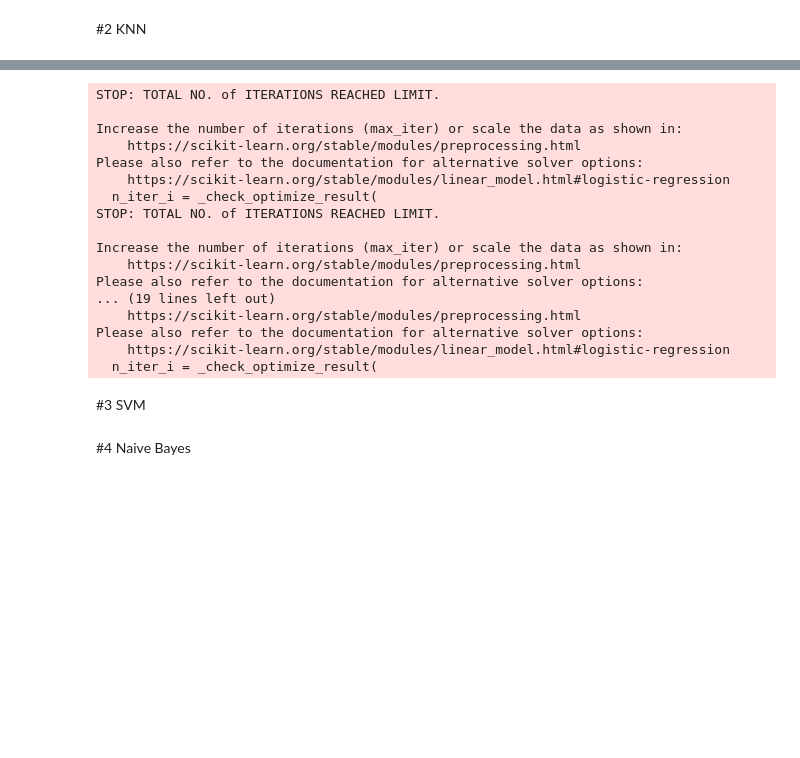
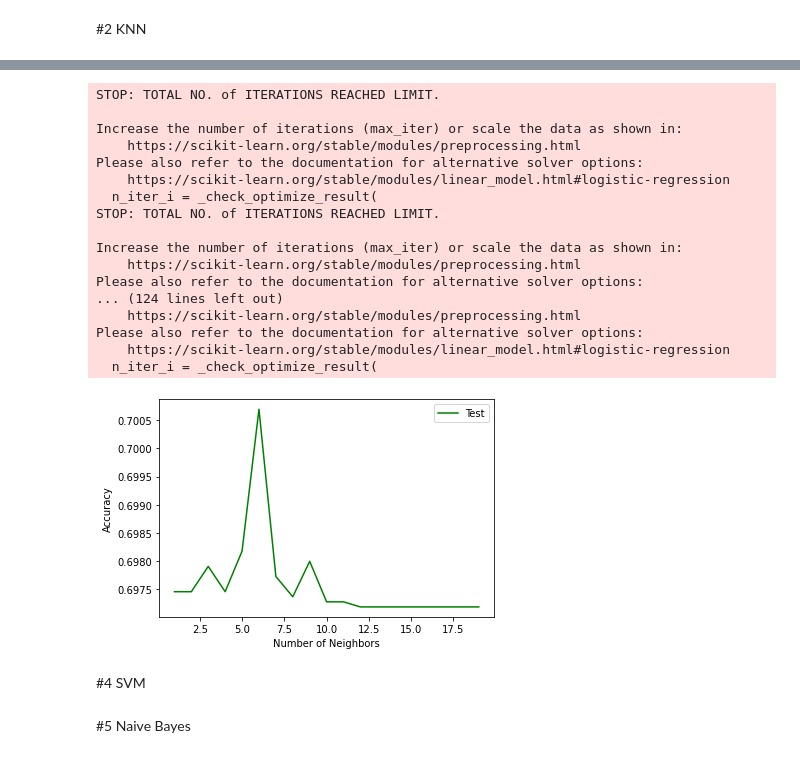
Before and after one commit to ruhollahmozafari/smokers-prediction, a Jupyter notebook: classification.ipynb, the cells around one changed output, grey strips where cells are left out. Saved outputs shown, nothing was run; the diff lists cells and outputs as text; code cells hidden in the pictures; blank space fills up the shorter version.

```diff
--- a/classification.ipynb
+++ b/classification.ipynb
@@ -129,7 +129,7 @@ scaled_X_test = scaler.fit_transform(x_test)
 
 c_scores = dict()
 # hype tunning and plot
-for c in range(1,5):
+for c in range(1,20):
   clf = LogisticRegression(C= c )
   clf.fit(x_train, y_train)
   score = clf.score(x_valid, y_valid)
@@ -138,36 +138,37 @@ for c in range(1,5):
 #TODO:
 plt.plot(c_scores.keys(), c_scores.values() , 'g')
 plt.legend(['Test'])
 plt.xlabel('Number of Neighbors')
 plt.ylabel('Accuracy')
 
 
 # usage
 best_c = max(c_scores, key = c_scores.get)
 clf = LogisticRegression(C = best_c)
 clf.fit(x_train, y_train)
 score = clf.score(x_test, y_test)
 total_result['Logistic_Regression'] = score
 # %% [output]
 STOP: TOTAL NO. of ITERATIONS REACHED LIMIT.
 
 Increase the number of iterations (max_iter) or scale the data as shown in:
     https://scikit-learn.org/stable/modules/preprocessing.html
 Please also refer to the documentation for alternative solver options:
     https://scikit-learn.org/stable/modules/linear_model.html#logistic-regression
   n_iter_i = _check_optimize_result(
 STOP: TOTAL NO. of ITERATIONS REACHED LIMIT.
 
 Increase the number of iterations (max_iter) or scale the data as shown in:
     https://scikit-learn.org/stable/modules/preprocessing.html
 Please also refer to the documentation for alternative solver options:
-... (19 lines left out)
+... (124 lines left out)
     https://scikit-learn.org/stable/modules/preprocessing.html
 Please also refer to the documentation for alternative solver options:
     https://scikit-learn.org/stable/modules/linear_model.html#logistic-regression
   n_iter_i = _check_optimize_result(
+[figure, added]
 # %% [markdown]
-#3 SVM
+#4 SVM
 # %%
 from sklearn.svm import SVC
 c_arr = [0.001, 0.01, 0.1, 1, 10, 1e2, 1e3, 1e4, 1e5, 1e6]
@@ -196,5 +195,5 @@ plt.show()
 # %% [markdown]
-#4 Naive Bayes
+#5 Naive Bayes
 # %%
 from sklearn.naive_bayes import GaussianNB
 gnb = GaussianNB()
```
Also changed, not shown: parts of 19 cells of this notebook.
